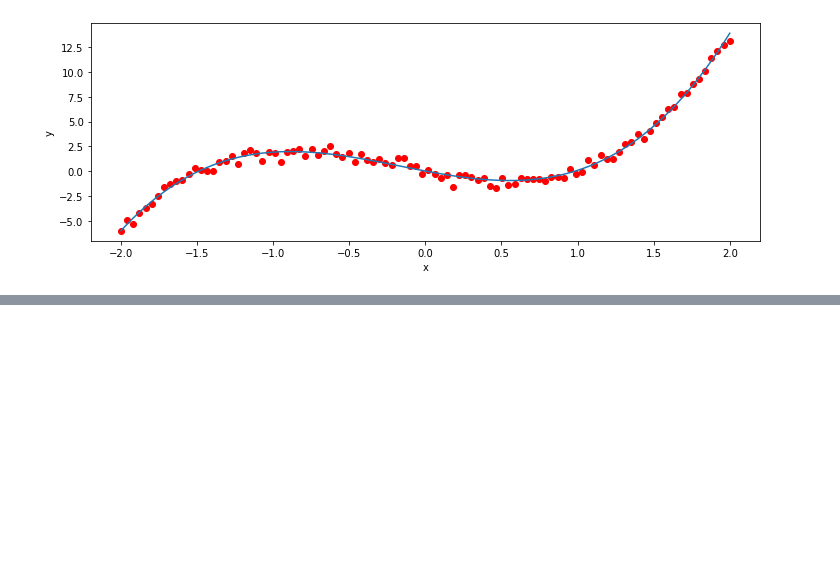
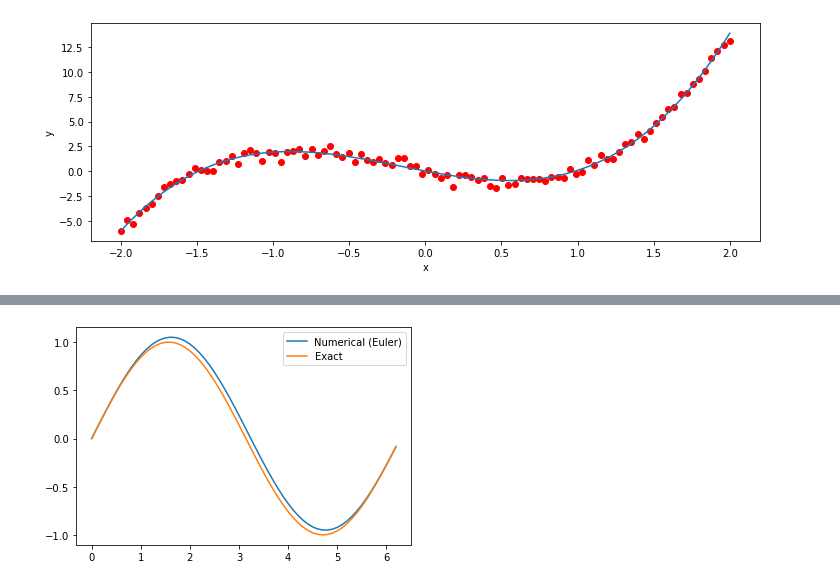
Before and after one commit to franklinzppa/studies-physics, a Jupyter notebook: math-tools.ipynb, the cells around one changed output, grey strips where cells are left out. Drawn from its saved outputs; the diff is of its cells as text; code cells hidden in the pictures; blank space fills up the shorter version.

Commit message:
Added Euler Method

```diff
--- a/math-tools.ipynb
+++ b/math-tools.ipynb
@@ -43,0 +54,25 @@ plt.show()
+# %%
+# Lets solve dx/dt = cos(t) with x(0) = 0.
+
+x0 = 0
+h = 0.1
+t_values = np.arange(0, 2*np.pi, h)
+
+def f(t):
+    return np.cos(t)
+
+x = x0
+x_values = []
+
+for t in t_values:
+    x_values.append(x)
+    x = x + h * f(t)
+# %%
+plt.plot(t_values, x_values, label='Numerical (Euler)')
+plt.plot(t_values, np.sin(t_values), label='Exact'
+plt.xlabel()
+plt.xlabel()
+plt.legend()
+plt.show()
+# %% [output]
+[figure, added]
```
Also changed, not shown: parts of 3 cells of this notebook.
